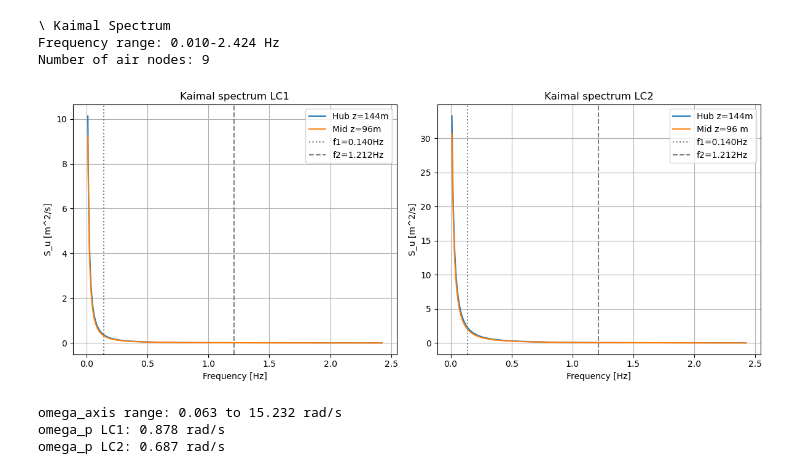
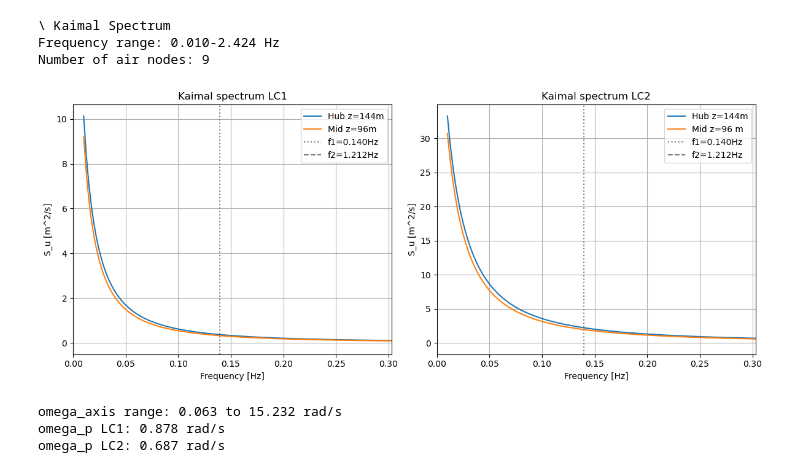
Before and after one commit to josems06-crypto/CIEM5220_WindWaves, a Jupyter notebook: CIEM5220/Windturbine/WW_step3_spectra.ipynb, the cells around one changed output. Cells and saved outputs as stored; diff of their text form; code cells hidden in the pictures.

```diff
--- a/CIEM5220/Windturbine/WW_step3_spectra.ipynb
+++ b/CIEM5220/Windturbine/WW_step3_spectra.ipynb
@@ -145,32 +145,34 @@ Number of air nodes: 9
 # %%
 # plot at hub height (top node) and mid-height for both load cases
 fig, axes= plt.subplots(1, 2, figsize=(12,5))
 axes[0].plot(f_axis, S_kaimal_LC1[-1,:], label=f'Hub z={z_nodes[air_nodes[-1]]:.0f}m')
 axes[0].plot(f_axis, S_kaimal_LC1[len(air_nodes)//2, :],
              label=f"Mid z={z_nodes[air_nodes[len(air_nodes)//2]]:.0f}m")
 axes[0].axvline(f1, color='gray', linestyle=':', label=f'f1={f1:.3f}Hz')
 axes[0].axvline(f2, color='gray', linestyle='--', label=f'f2={f2:.3f}Hz')
+axes[0].set_xlim(0, f_max/8)
 axes[0].set_xlabel('Frequency [Hz]')
 axes[0].set_ylabel('S_u [m^2/s]')
 axes[0].set_title('Kaimal spectrum LC1')
 axes[0].legend()
 axes[0].grid(True)
 
 axes[1].plot(f_axis, S_kaimal_LC2[-1, :], label=f'Hub z={z_nodes[air_nodes[-1]]:.0f}m')
 axes[1].plot(f_axis, S_kaimal_LC2[len(air_nodes)//2, :],
              label=f'Mid z={z_nodes[air_nodes[len(air_nodes)//2]]:.0f} m')
 axes[1].axvline(f1, color='gray', linestyle=':', label=f'f1={f1:.3f}Hz')
 axes[1].axvline(f2, color='gray', linestyle='--', label=f'f2={f2:.3f}Hz')
+axes[1].set_xlim(0, f_max/8)
 axes[1].set_xlabel('Frequency [Hz]')
 axes[1].set_ylabel('S_u [m^2/s]')
 axes[1].set_title('Kaimal spectrum LC2')
 axes[1].legend()
 axes[1].grid(True)
 
 plt.tight_layout()
 plt.show()
 # %% [output]
-[figure, old version]
+[figure, new version]
 # %%
 # ===== JONSWAP SPECTRUM ======
 gamma=3.3 #peak enhancement factor
```
Also changed, not shown: 1 other file.
